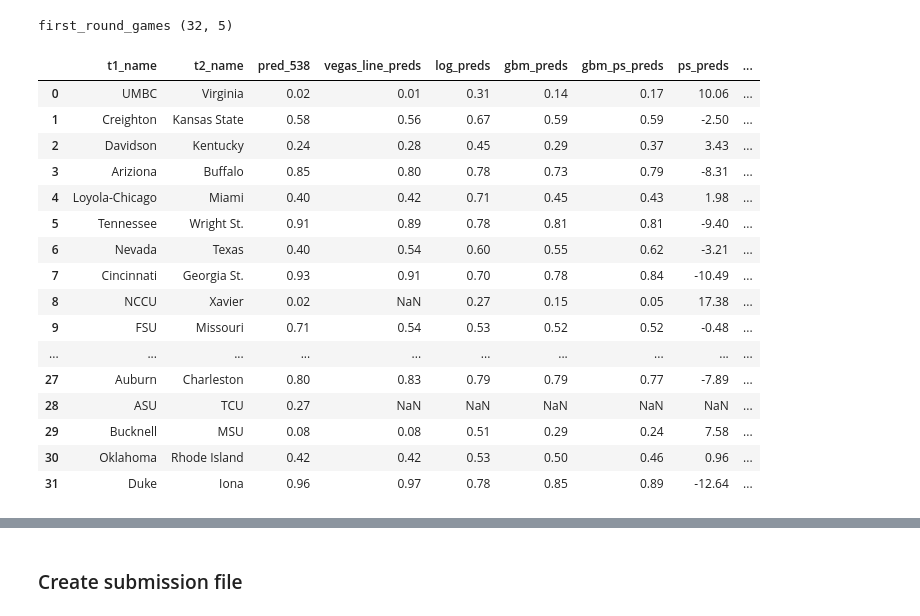
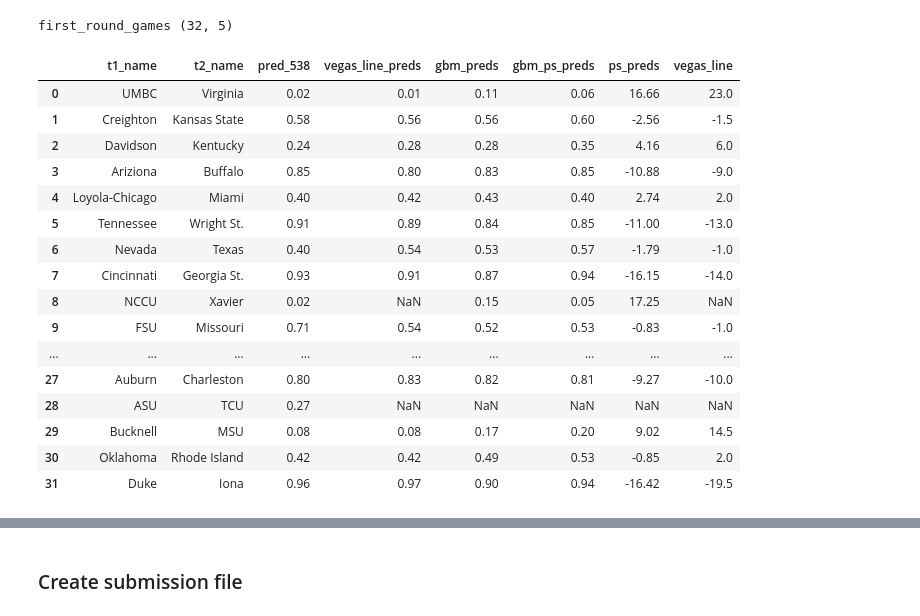
Before and after one commit to jeremypmobley/cbb_data, a Jupyter notebook: Python/cbb_kaggle_2018.ipynb, the cells around one changed output, grey strips where cells are left out. Saved outputs shown, nothing was run; the diff lists cells and outputs as text; code cells hidden in the pictures.

```diff
--- a/Python/cbb_kaggle_2018.ipynb
+++ b/Python/cbb_kaggle_2018.ipynb
@@ -395,8 +399,8 @@ print(calc_logloss(log_preds, model_test_df['Result']))
 ### GBM
 # %%
 gbm_model_fields = [
-    #"t1_SAG_rnk", "t2_SAG_rnk",
-    #"t1_MAS_rnk", "t2_MAS_rnk",
+    "t1_SAG_rnk", "t2_SAG_rnk",
+    "t1_MAS_rnk", "t2_MAS_rnk",
     "t1_MAS_rnk_diff",
     "t1_WLK_rnk_diff",
     "t1_DOK_rnk_diff",
@@ -446,15 +450,15 @@ plt.show()
 #### Tune GBM parameters
 # %%
 param_grid = {
-        'n_estimators': [60,80,100],
-        'max_depth': [3,4,5],
-        'max_features': [3,4],
-        'learning_rate': [0.08, 0.10, 0.12]
+        'n_estimators': [50, 80],
+        'max_depth': [3,4],
+        'max_features': [5,6,7],
+        'learning_rate': [0.01, 0.10, 0.15]
     }
 
-gbm = GradientBoostingClassifier(random_state=0)
+gbm_class = GradientBoostingClassifier(random_state=0)
 
-estimator = GridSearchCV(gbm,
+estimator = GridSearchCV(gbm_class,
                          param_grid,
                          scoring='neg_log_loss',
                          n_jobs=-1)
@@ -546,9 +551,9 @@ param_grid = {
         'learning_rate': [0.08, 0.10, 0.12, 0.15]
     }
 
-gbm = GradientBoostingRegressor(random_state=0)
+gbm_ps = GradientBoostingRegressor(random_state=0)
 
-estimator = GridSearchCV(gbm,
+estimator = GridSearchCV(gbm_ps,
                          param_grid,
                          scoring='neg_mean_squared_error',
                          n_jobs=-1)
@@ -616,10 +621,10 @@ test.head()
 #### Create test preds
 # %%
 test_log_preds = logistic.predict_proba(test[logistic_model_fields])[:, 1]
-test_gbm_preds = gbm.predict_proba(test[gbm_model_fields])[:, 1]
+test_gbm_preds = gbm_class.predict_proba(test[gbm_model_fields])[:, 1]
 test_ps_preds = gbm_ps.predict(test[gbm_model_fields])
-test_gbm_ps_preds = np.array([scipy.stats.norm(0,10.5).cdf(pred) for pred in ps_preds])
-avg_preds = (test_log_preds + test_gbm_ps_preds + test_gbm_preds)/3
+test_gbm_ps_preds = np.array([scipy.stats.norm(0,10.5).cdf(pred) for pred in test_ps_preds])
+avg_preds = (test_log_preds + test_ps_preds + test_gbm_preds)/3
 # %% [markdown]
 ## Check preds
 # %%
@@ -644,22 +649,24 @@ first_round_games['vegas_line_preds'] = first_round_games.apply(calc_vegas_line_
 # %%
 check_my_preds = pd.merge(left=first_round_games, right=my_preds_df, on='ID', how='left')
 # %%
-check_my_preds[['t1_name', 't2_name', 'pred_538', 'vegas_line_preds', 'log_preds', 'gbm_preds', 'gbm_ps_preds', 'ps_preds','vegas_line']].round(2)
+check_my_preds[['t1_name', 't2_name', 'pred_538', 'vegas_line_preds',
+                #'log_preds',
+                'gbm_preds', 'gbm_ps_preds', 'ps_preds','vegas_line']].round(2)
 # %% [output]
-|  | t1_name | t2_name | pred_538 | vegas_line_preds | log_preds | gbm_preds | gbm_ps_preds | ps_preds | ... |
-| 0 | UMBC | Virginia | 0.02 | 0.01 | 0.31 | 0.14 | 0.17 | 10.06 | ... |
-| 1 | Creighton | Kansas State | 0.58 | 0.56 | 0.67 | 0.59 | 0.59 | -2.50 | ... |
-| 2 | Davidson | Kentucky | 0.24 | 0.28 | 0.45 | 0.29 | 0.37 | 3.43 | ... |
-| 3 | Ariziona | Buffalo | 0.85 | 0.80 | 0.78 | 0.73 | 0.79 | -8.31 | ... |
-| 4 | Loyola-Chicago | Miami | 0.40 | 0.42 | 0.71 | 0.45 | 0.43 | 1.98 | ... |
-| 5 | Tennessee | Wright St. | 0.91 | 0.89 | 0.78 | 0.81 | 0.81 | -9.40 | ... |
-| 6 | Nevada | Texas | 0.40 | 0.54 | 0.60 | 0.55 | 0.62 | -3.21 | ... |
-| 7 | Cincinnati | Georgia St. | 0.93 | 0.91 | 0.70 | 0.78 | 0.84 | -10.49 | ... |
-| 8 | NCCU | Xavier | 0.02 | NaN | 0.27 | 0.15 | 0.05 | 17.38 | ... |
-| 9 | FSU | Missouri | 0.71 | 0.54 | 0.53 | 0.52 | 0.52 | -0.48 | ... |
-| ... | ... | ... | ... | ... | ... | ... | ... | ... | ... |
-| 27 | Auburn | Charleston | 0.80 | 0.83 | 0.79 | 0.79 | 0.77 | -7.89 | ... |
-| 28 | ASU | TCU | 0.27 | NaN | NaN | NaN | NaN | NaN | ... |
-| 29 | Bucknell | MSU | 0.08 | 0.08 | 0.51 | 0.29 | 0.24 | 7.58 | ... |
-| 30 | Oklahoma | Rhode Island | 0.42 | 0.42 | 0.53 | 0.50 | 0.46 | 0.96 | ... |
-| 31 | Duke | Iona | 0.96 | 0.97 | 0.78 | 0.85 | 0.89 | -12.64 | ... |
+|  | t1_name | t2_name | pred_538 | vegas_line_preds | gbm_preds | gbm_ps_preds | ps_preds | vegas_line |
+| 0 | UMBC | Virginia | 0.02 | 0.01 | 0.11 | 0.06 | 16.66 | 23.0 |
+| 1 | Creighton | Kansas State | 0.58 | 0.56 | 0.56 | 0.60 | -2.56 | -1.5 |
+| 2 | Davidson | Kentucky | 0.24 | 0.28 | 0.28 | 0.35 | 4.16 | 6.0 |
+| 3 | Ariziona | Buffalo | 0.85 | 0.80 | 0.83 | 0.85 | -10.88 | -9.0 |
+| 4 | Loyola-Chicago | Miami | 0.40 | 0.42 | 0.43 | 0.40 | 2.74 | 2.0 |
+| 5 | Tennessee | Wright St. | 0.91 | 0.89 | 0.84 | 0.85 | -11.00 | -13.0 |
+| 6 | Nevada | Texas | 0.40 | 0.54 | 0.53 | 0.57 | -1.79 | -1.0 |
+| 7 | Cincinnati | Georgia St. | 0.93 | 0.91 | 0.87 | 0.94 | -16.15 | -14.0 |
+| 8 | NCCU | Xavier | 0.02 | NaN | 0.15 | 0.05 | 17.25 | NaN |
+| 9 | FSU | Missouri | 0.71 | 0.54 | 0.52 | 0.53 | -0.83 | -1.0 |
+| ... | ... | ... | ... | ... | ... | ... | ... | ... |
+| 27 | Auburn | Charleston | 0.80 | 0.83 | 0.82 | 0.81 | -9.27 | -10.0 |
+| 28 | ASU | TCU | 0.27 | NaN | NaN | NaN | NaN | NaN |
+| 29 | Bucknell | MSU | 0.08 | 0.08 | 0.17 | 0.20 | 9.02 | 14.5 |
+| 30 | Oklahoma | Rhode Island | 0.42 | 0.42 | 0.49 | 0.53 | -0.85 | 2.0 |
+| 31 | Duke | Iona | 0.96 | 0.97 | 0.90 | 0.94 | -16.42 | -19.5 |
```
Also changed, not shown: parts of 19 cells of this notebook.
